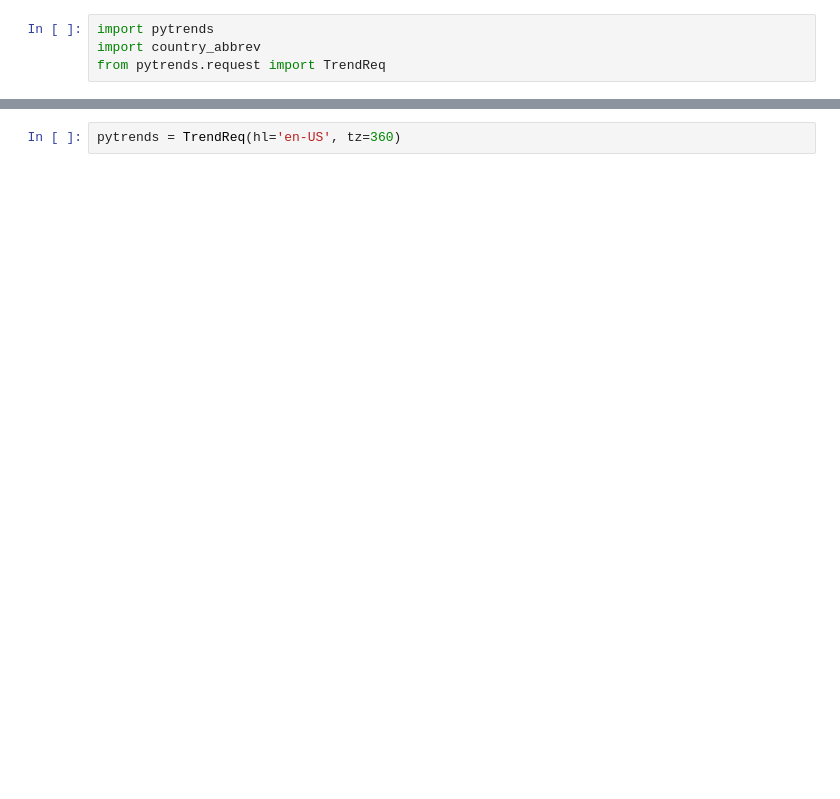
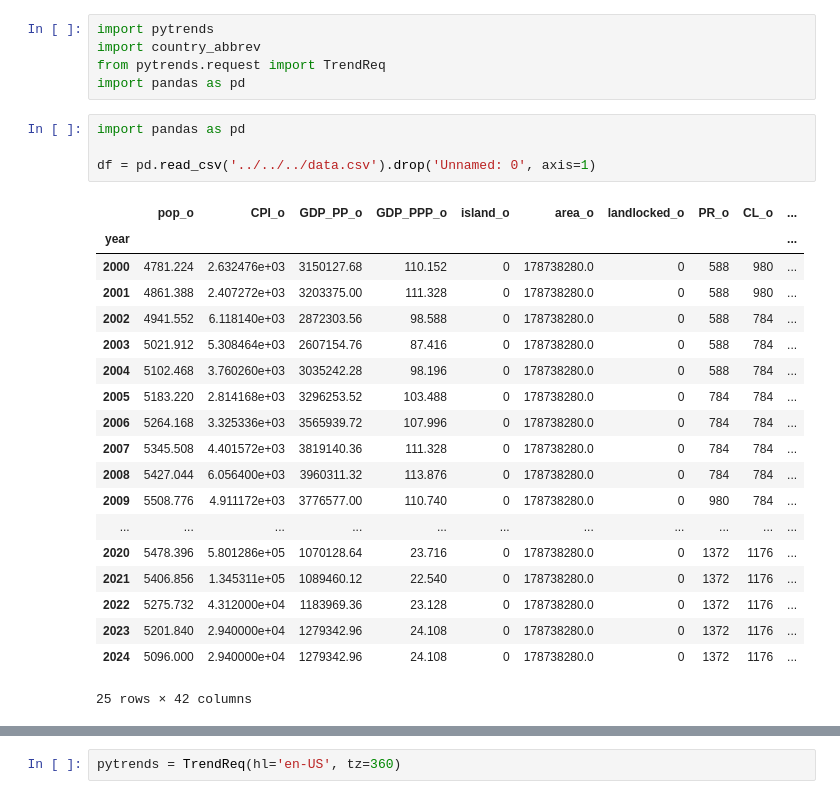
Before and after one commit to 4Freye/refugees, a Jupyter notebook: notebooks/trends/pytrends_demo.ipynb, the cells around one changed output, grey strips where cells are left out. Drawn from its saved outputs; the diff is of its cells as text; blank space fills up the shorter version.

```diff
--- a/notebooks/trends/pytrends_demo.ipynb
+++ b/notebooks/trends/pytrends_demo.ipynb
@@ -2,3 +2,28 @@
 import pytrends
 import country_abbrev
 from pytrends.request import TrendReq
+import pandas as pd
+# %%
+import pandas as pd
+
+df = pd.read_csv('../../../data.csv').drop('Unnamed: 0', axis=1)
+# %% [output]
+|  | pop_o | CPI_o | GDP_PP_o | GDP_PPP_o | island_o | area_o | landlocked_o | PR_o | CL_o | ... |
+| year |  |  |  |  |  |  |  |  |  | ... |
+| 2000 | 4781.224 | 2.632476e+03 | 3150127.68 | 110.152 | 0 | 178738280.0 | 0 | 588 | 980 | ... |
+| 2001 | 4861.388 | 2.407272e+03 | 3203375.00 | 111.328 | 0 | 178738280.0 | 0 | 588 | 980 | ... |
+| 2002 | 4941.552 | 6.118140e+03 | 2872303.56 | 98.588 | 0 | 178738280.0 | 0 | 588 | 784 | ... |
+| 2003 | 5021.912 | 5.308464e+03 | 2607154.76 | 87.416 | 0 | 178738280.0 | 0 | 588 | 784 | ... |
+| 2004 | 5102.468 | 3.760260e+03 | 3035242.28 | 98.196 | 0 | 178738280.0 | 0 | 588 | 784 | ... |
+| 2005 | 5183.220 | 2.814168e+03 | 3296253.52 | 103.488 | 0 | 178738280.0 | 0 | 784 | 784 | ... |
+| 2006 | 5264.168 | 3.325336e+03 | 3565939.72 | 107.996 | 0 | 178738280.0 | 0 | 784 | 784 | ... |
+| 2007 | 5345.508 | 4.401572e+03 | 3819140.36 | 111.328 | 0 | 178738280.0 | 0 | 784 | 784 | ... |
+| 2008 | 5427.044 | 6.056400e+03 | 3960311.32 | 113.876 | 0 | 178738280.0 | 0 | 784 | 784 | ... |
+| 2009 | 5508.776 | 4.911172e+03 | 3776577.00 | 110.740 | 0 | 178738280.0 | 0 | 980 | 784 | ... |
+| ... | ... | ... | ... | ... | ... | ... | ... | ... | ... | ... |
+| 2020 | 5478.396 | 5.801286e+05 | 1070128.64 | 23.716 | 0 | 178738280.0 | 0 | 1372 | 1176 | ... |
+| 2021 | 5406.856 | 1.345311e+05 | 1089460.12 | 22.540 | 0 | 178738280.0 | 0 | 1372 | 1176 | ... |
+| 2022 | 5275.732 | 4.312000e+04 | 1183969.36 | 23.128 | 0 | 178738280.0 | 0 | 1372 | 1176 | ... |
+| 2023 | 5201.840 | 2.940000e+04 | 1279342.96 | 24.108 | 0 | 178738280.0 | 0 | 1372 | 1176 | ... |
+| 2024 | 5096.000 | 2.940000e+04 | 1279342.96 | 24.108 | 0 | 178738280.0 | 0 | 1372 | 1176 | ... |
+25 rows × 42 columns
```
Also changed, not shown: parts of 6 cells of this notebook.
